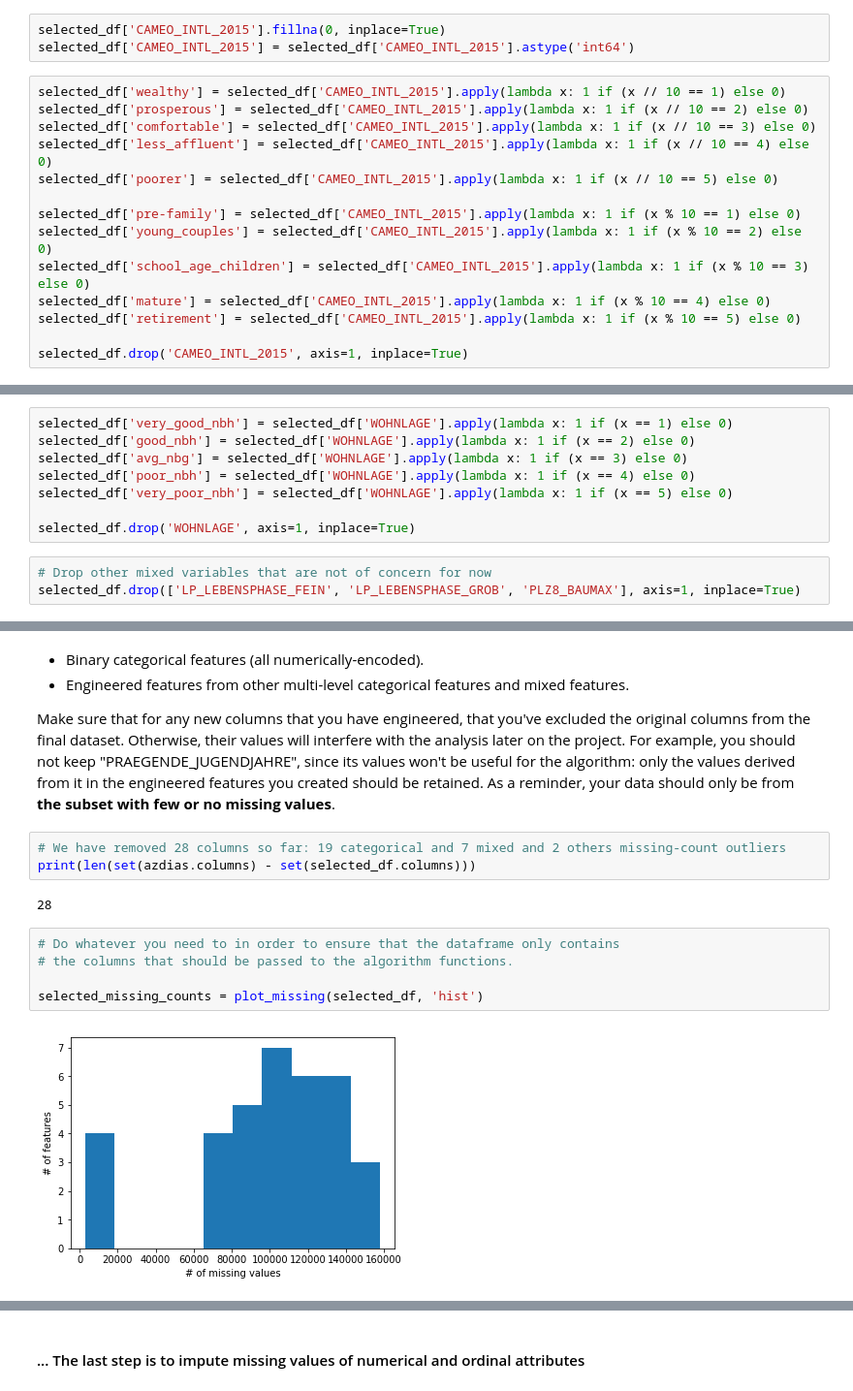
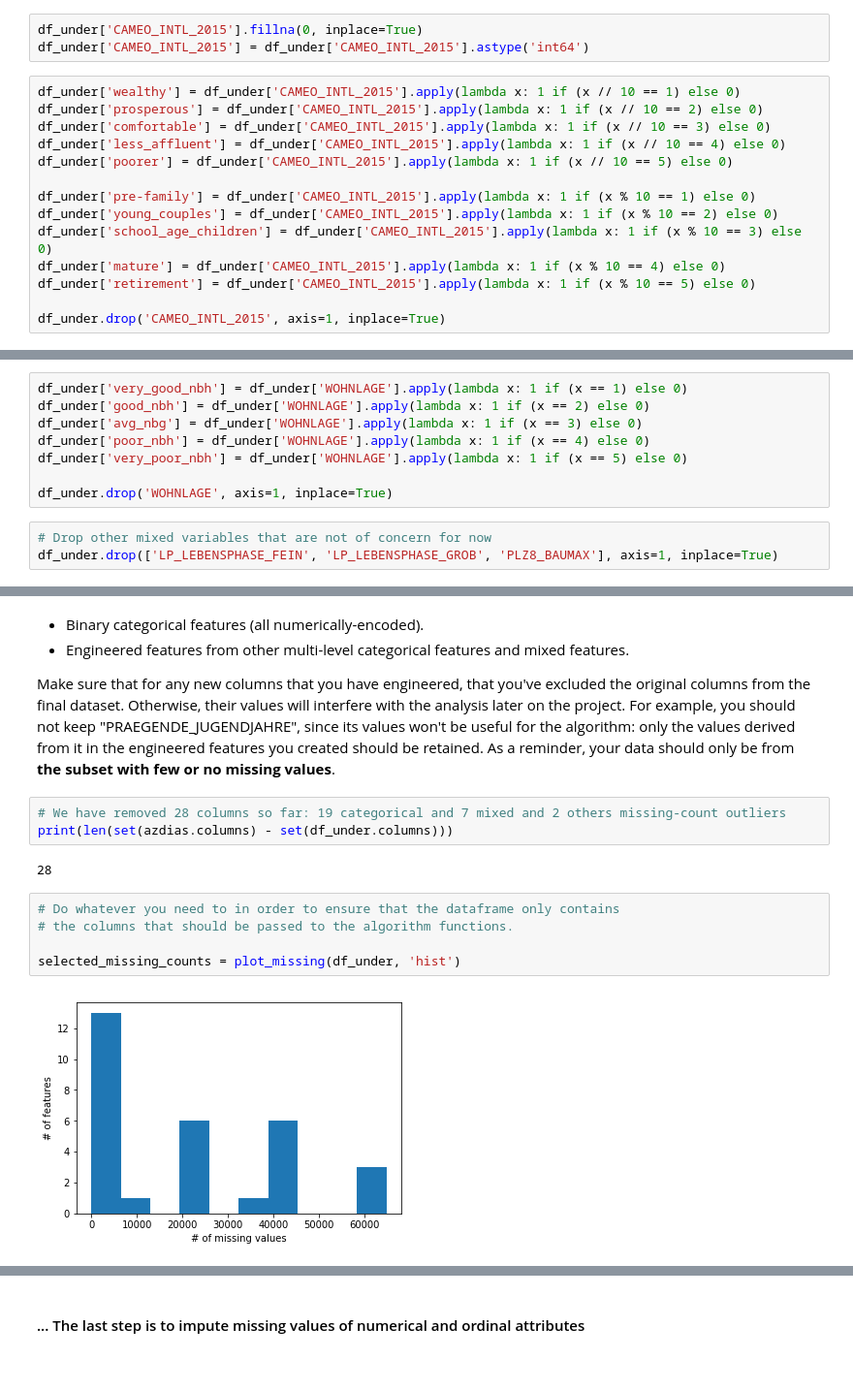
Before and after one commit to Hieuqng/Udacity-s-Data-Scientist-Nano-Degree, a Jupyter notebook: p3_Identify_Customer_Segments/Identify_Customer_Segments.ipynb, the cells around one changed output, grey strips where cells are left out. Shown at 97% size. Cells and saved outputs as stored; diff of their text form.

```diff
--- a/p3_Identify_Customer_Segments/Identify_Customer_Segments.ipynb
+++ b/p3_Identify_Customer_Segments/Identify_Customer_Segments.ipynb
@@ -405,20 +430,20 @@ array([nan, '51', '24', '12', '43', '54', '22', '14', '13', '15', '33',
 # %%
-selected_df['CAMEO_INTL_2015'].fillna(0, inplace=True)
-selected_df['CAMEO_INTL_2015'] = selected_df['CAMEO_INTL_2015'].astype('int64')
+df_under['CAMEO_INTL_2015'].fillna(0, inplace=True)
+df_under['CAMEO_INTL_2015'] = df_under['CAMEO_INTL_2015'].astype('int64')
 # %%
-selected_df['wealthy'] = selected_df['CAMEO_INTL_2015'].apply(lambda x: 1 if (x // 10 == 1) else 0)
-selected_df['prosperous'] = selected_df['CAMEO_INTL_2015'].apply(lambda x: 1 if (x // 10 == 2) else 0)
-selected_df['comfortable'] = selected_df['CAMEO_INTL_2015'].apply(lambda x: 1 if (x // 10 == 3) else 0)
-selected_df['less_affluent'] = selected_df['CAMEO_INTL_2015'].apply(lambda x: 1 if (x // 10 == 4) else 0)
-selected_df['poorer'] = selected_df['CAMEO_INTL_2015'].apply(lambda x: 1 if (x // 10 == 5) else 0)
+df_under['wealthy'] = df_under['CAMEO_INTL_2015'].apply(lambda x: 1 if (x // 10 == 1) else 0)
+df_under['prosperous'] = df_under['CAMEO_INTL_2015'].apply(lambda x: 1 if (x // 10 == 2) else 0)
+df_under['comfortable'] = df_under['CAMEO_INTL_2015'].apply(lambda x: 1 if (x // 10 == 3) else 0)
+df_under['less_affluent'] = df_under['CAMEO_INTL_2015'].apply(lambda x: 1 if (x // 10 == 4) else 0)
+df_under['poorer'] = df_under['CAMEO_INTL_2015'].apply(lambda x: 1 if (x // 10 == 5) else 0)
 
-selected_df['pre-family'] = selected_df['CAMEO_INTL_2015'].apply(lambda x: 1 if (x % 10 == 1) else 0)
-selected_df['young_couples'] = selected_df['CAMEO_INTL_2015'].apply(lambda x: 1 if (x % 10 == 2) else 0)
-selected_df['school_age_children'] = selected_df['CAMEO_INTL_2015'].apply(lambda x: 1 if (x % 10 == 3) else 0)
-selected_df['mature'] = selected_df['CAMEO_INTL_2015'].apply(lambda x: 1 if (x % 10 == 4) else 0)
-selected_df['retirement'] = selected_df['CAMEO_INTL_2015'].apply(lambda x: 1 if (x % 10 == 5) else 0)
+df_under['pre-family'] = df_under['CAMEO_INTL_2015'].apply(lambda x: 1 if (x % 10 == 1) else 0)
+df_under['young_couples'] = df_under['CAMEO_INTL_2015'].apply(lambda x: 1 if (x % 10 == 2) else 0)
+df_under['school_age_children'] = df_under['CAMEO_INTL_2015'].apply(lambda x: 1 if (x % 10 == 3) else 0)
+df_under['mature'] = df_under['CAMEO_INTL_2015'].apply(lambda x: 1 if (x % 10 == 4) else 0)
+df_under['retirement'] = df_under['CAMEO_INTL_2015'].apply(lambda x: 1 if (x % 10 == 5) else 0)
 
-selected_df.drop('CAMEO_INTL_2015', axis=1, inplace=True)
+df_under.drop('CAMEO_INTL_2015', axis=1, inplace=True)
 # %% [markdown]
 #### Engineer WOHNLAGE
 Neighborhood quality (or rural flag)
@@ -440,14 +465,14 @@ array([ nan,   4.,   2.,   7.,   3.,   5.,   1.,   8.,   0.])
 # %%
-selected_df['very_good_nbh'] = selected_df['WOHNLAGE'].apply(lambda x: 1 if (x == 1) else 0)
-selected_df['good_nbh'] = selected_df['WOHNLAGE'].apply(lambda x: 1 if (x == 2) else 0)
-selected_df['avg_nbg'] = selected_df['WOHNLAGE'].apply(lambda x: 1 if (x == 3) else 0)
-selected_df['poor_nbh'] = selected_df['WOHNLAGE'].apply(lambda x: 1 if (x == 4) else 0)
-selected_df['very_poor_nbh'] = selected_df['WOHNLAGE'].apply(lambda x: 1 if (x == 5) else 0)
+df_under['very_good_nbh'] = df_under['WOHNLAGE'].apply(lambda x: 1 if (x == 1) else 0)
+df_under['good_nbh'] = df_under['WOHNLAGE'].apply(lambda x: 1 if (x == 2) else 0)
+df_under['avg_nbg'] = df_under['WOHNLAGE'].apply(lambda x: 1 if (x == 3) else 0)
+df_under['poor_nbh'] = df_under['WOHNLAGE'].apply(lambda x: 1 if (x == 4) else 0)
+df_under['very_poor_nbh'] = df_under['WOHNLAGE'].apply(lambda x: 1 if (x == 5) else 0)
 
-selected_df.drop('WOHNLAGE', axis=1, inplace=True)
+df_under.drop('WOHNLAGE', axis=1, inplace=True)
 # %%
 # Drop other mixed variables that are not of concern for now
-selected_df.drop(['LP_LEBENSPHASE_FEIN', 'LP_LEBENSPHASE_GROB', 'PLZ8_BAUMAX'], axis=1, inplace=True)
+df_under.drop(['LP_LEBENSPHASE_FEIN', 'LP_LEBENSPHASE_GROB', 'PLZ8_BAUMAX'], axis=1, inplace=True)
 # %% [markdown]
 #### Discussion 1.2.2: Engineer Mixed-Type Features
 
@@ -476,16 +501,16 @@ In order to finish this step up, you need to make sure that your data frame now
 Make sure that for any new columns that you have engineered, that you've excluded the original columns from the final dataset. Otherwise, their values will interfere with the analysis later on the project. For example, you should not keep "PRAEGENDE_JUGENDJAHRE", since its values won't be useful for the algorithm: only the values derived from it in the engineered features you created should be retained. As a reminder, your data should only be from **the subset with few or no missing values**.
 # %%
 # We have removed 28 columns so far: 19 categorical and 7 mixed and 2 others missing-count outliers
-print(len(set(azdias.columns) - set(selected_df.columns)))
+print(len(set(azdias.columns) - set(df_under.columns)))
 # %% [output]
 28
 # %%
 # Do whatever you need to in order to ensure that the dataframe only contains
 # the columns that should be passed to the algorithm functions.
 
-selected_missing_counts = plot_missing(selected_df, 'hist')
+selected_missing_counts = plot_missing(df_under, 'hist')
 # %% [output]
-[figure, old version]
+[figure, new version]
 # %%
 # Make sure features that have missing values are not categorical or mixed
 feat_info[feat_info.attribute.isin(selected_missing_counts.index)]
```
Also changed, not shown: parts of 77 cells of this notebook, 1 other file.
